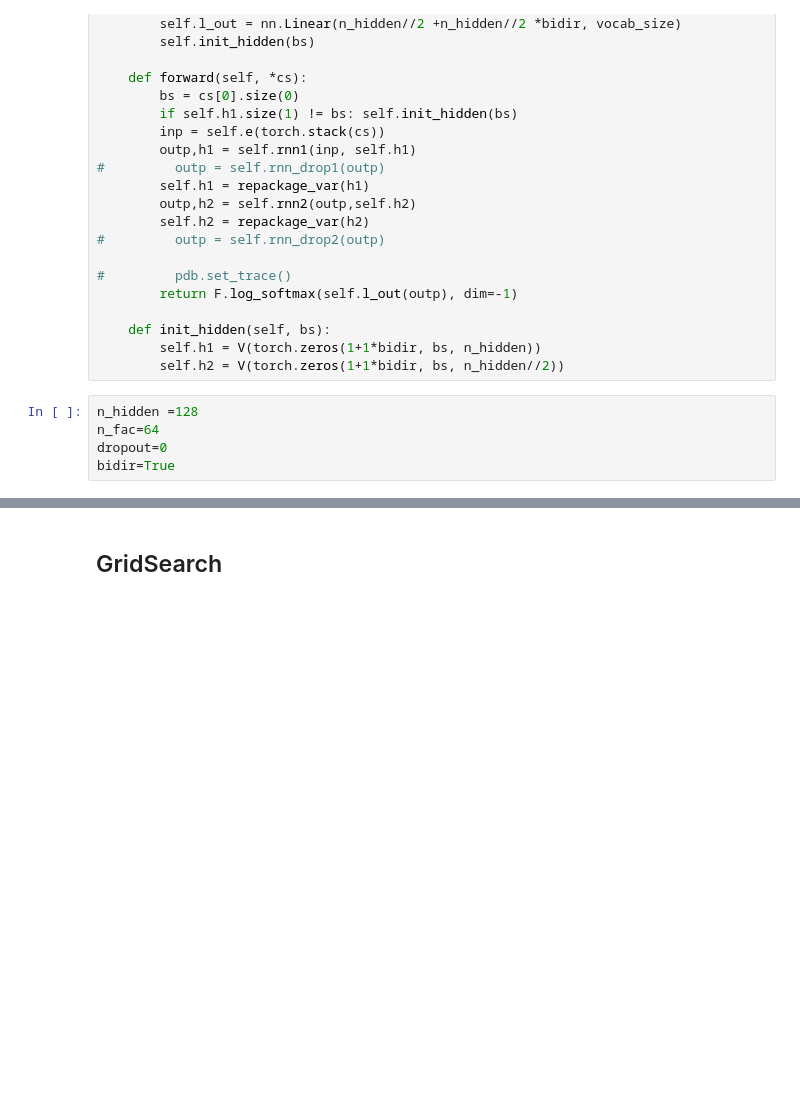
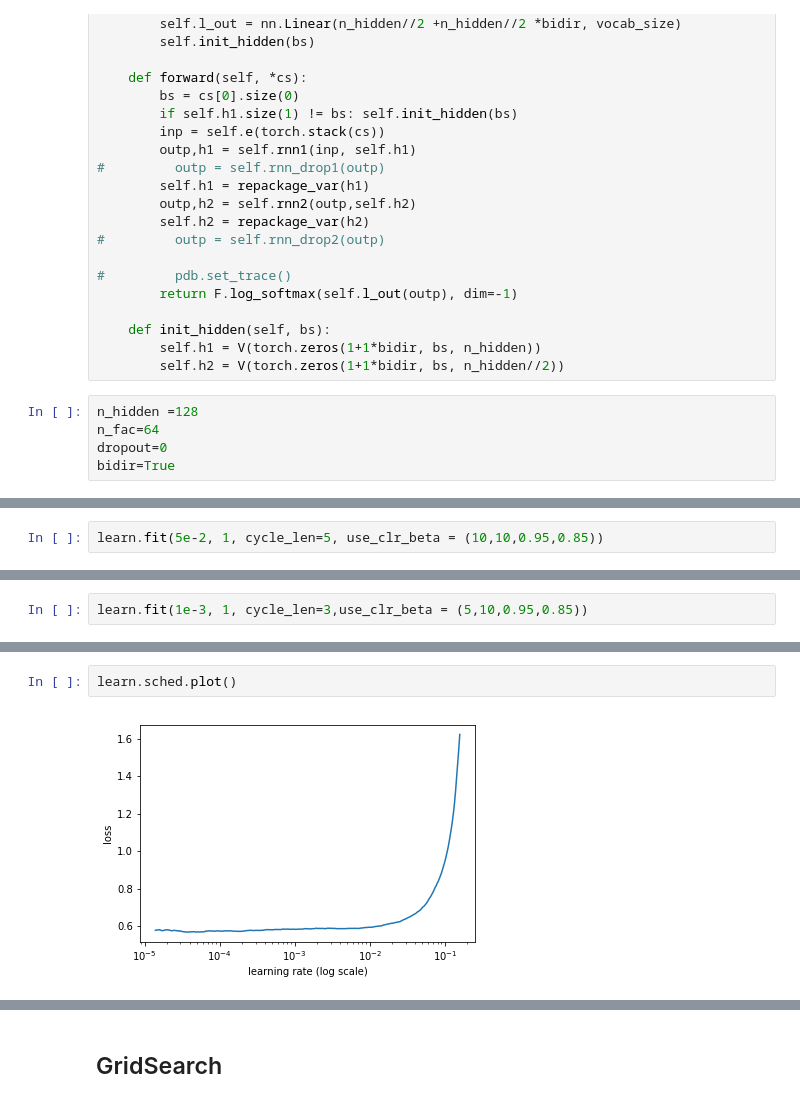
Before and after one commit to noklam/SQL_Generator, a Jupyter notebook: lesson6-rnn-Copy1 Multioutput-Copy1.ipynb, the cells around one changed output, grey strips where cells are left out. Drawn from its saved outputs; the diff is of its cells as text; blank space fills up the shorter version.

```diff
--- a/lesson6-rnn-Copy1 Multioutput-Copy1.ipynb
+++ b/lesson6-rnn-Copy1 Multioutput-Copy1.ipynb
@@ -876,0 +1001,2 @@ RuntimeError: cuda runtime error (2) : out of memory at /opt/conda/conda-bld/pyt
+# %%
+learn.fit(5e-2, 1, cycle_len=5, use_clr_beta = (10,10,0.95,0.85))
@@ -876,0 +1014,2 @@ RuntimeError: cuda runtime error (2) : out of memory at /opt/conda/conda-bld/pyt
+# %%
+learn.fit(1e-3, 1, cycle_len=3,use_clr_beta = (5,10,0.95,0.85))
@@ -876,0 +1031,4 @@ RuntimeError: cuda runtime error (2) : out of memory at /opt/conda/conda-bld/pyt
+# %%
+learn.sched.plot()
+# %% [output]
+[figure, added]
```
Also changed, not shown: parts of 59 cells of this notebook, 3 other files.
